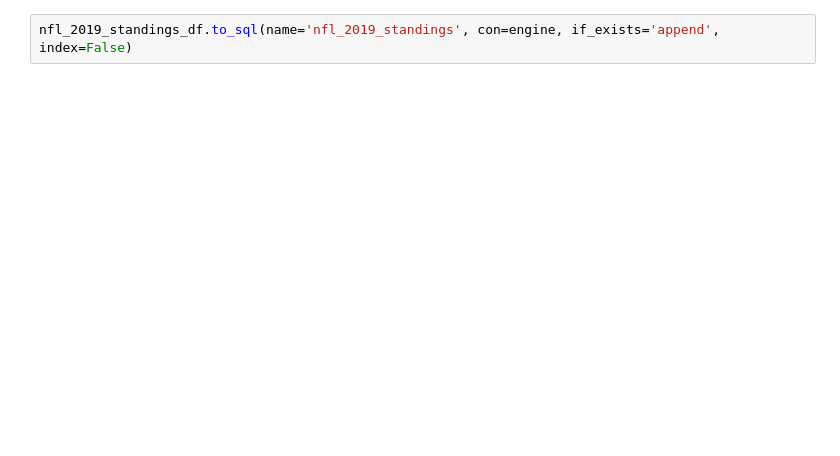
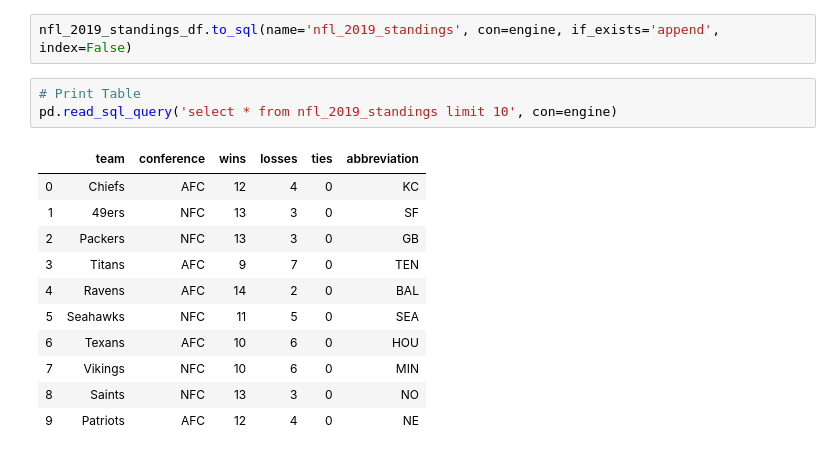
Before and after one commit to rdashcraft91/NFL-ETL, a Jupyter notebook: NFL Data ETL.ipynb, the cells around one changed output. Saved outputs shown, nothing was run; the diff lists cells and outputs as text; blank space fills up the shorter version.

```diff
--- a/NFL Data ETL.ipynb
+++ b/NFL Data ETL.ipynb
@@ -273,2 +402,17 @@ pd.read_sql_query('select * from player_stats limit 10', con=engine)
 # %%
 nfl_2019_standings_df.to_sql(name='nfl_2019_standings', con=engine, if_exists='append', index=False)
+# %%
+# Print Table
+pd.read_sql_query('select * from nfl_2019_standings limit 10', con=engine)
+# %% [output]
+|  | team | conference | wins | losses | ties | abbreviation |
+| 0 | Chiefs | AFC | 12 | 4 | 0 | KC |
+| 1 | 49ers | NFC | 13 | 3 | 0 | SF |
+| 2 | Packers | NFC | 13 | 3 | 0 | GB |
+| 3 | Titans | AFC | 9 | 7 | 0 | TEN |
+| 4 | Ravens | AFC | 14 | 2 | 0 | BAL |
+| 5 | Seahawks | NFC | 11 | 5 | 0 | SEA |
+| 6 | Texans | AFC | 10 | 6 | 0 | HOU |
+| 7 | Vikings | NFC | 10 | 6 | 0 | MIN |
+| 8 | Saints | NFC | 13 | 3 | 0 | NO |
+| 9 | Patriots | AFC | 12 | 4 | 0 | NE |
```
Also changed, not shown: parts of 18 cells of this notebook, 9 other files.
